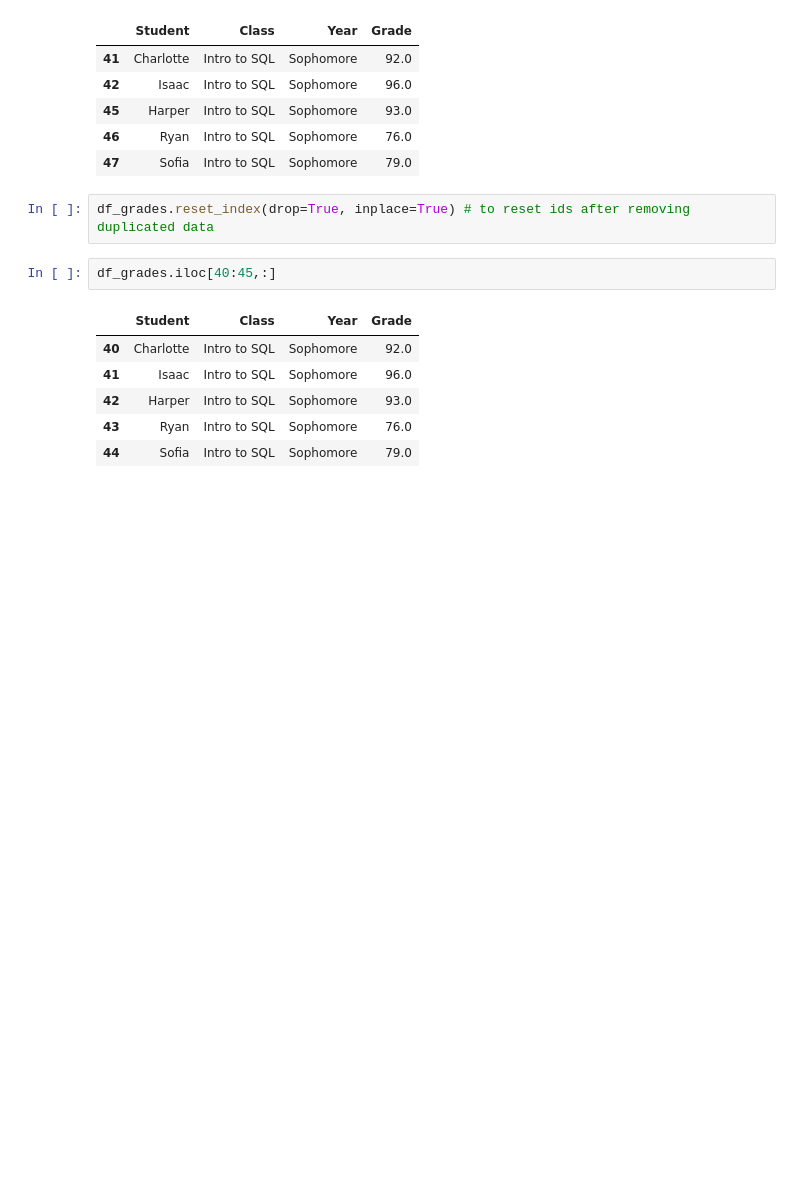
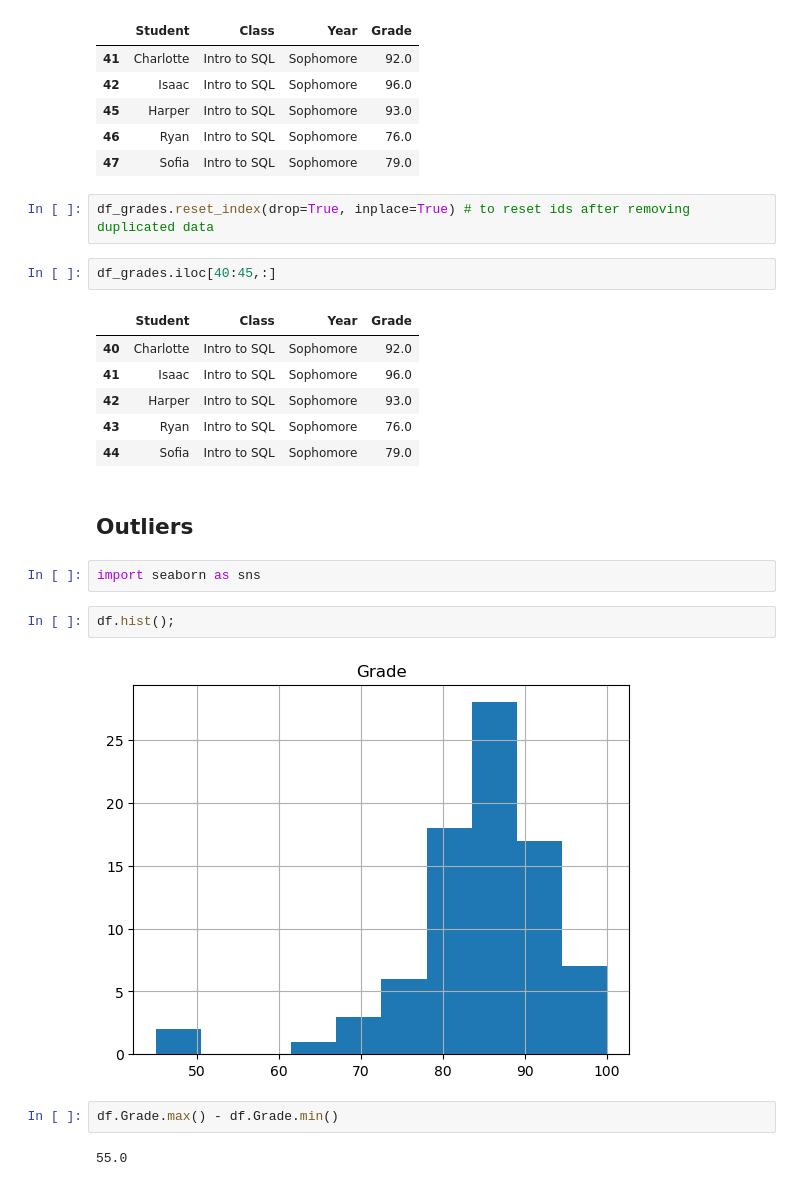
Before and after one commit to Camiloesp/Python-Data-Science-Data-Prep-EDA-with-Python, a Jupyter notebook: 2_CleaningData.ipynb, the cells around one changed output. Drawn from its saved outputs; the diff is of its cells as text; blank space fills up the shorter version.

Commit message:
Using graphs to find Outliers + Standard Deviation

```diff
--- a/2_CleaningData.ipynb
+++ b/2_CleaningData.ipynb
@@ -682,3 +682,15 @@ df_grades.iloc[40:45,:]
 | 42 | Harper | Intro to SQL | Sophomore | 93.0 |
 | 43 | Ryan | Intro to SQL | Sophomore | 76.0 |
 | 44 | Sofia | Intro to SQL | Sophomore | 79.0 |
+# %% [markdown]
+## Outliers
+# %%
+import seaborn as sns
+# %%
+df.hist();
+# %% [output]
+[figure, added]
+# %%
+df.Grade.max() - df.Grade.min()
+# %% [output]
+55.0
```
Also changed, not shown: parts of 16 cells of this notebook.
